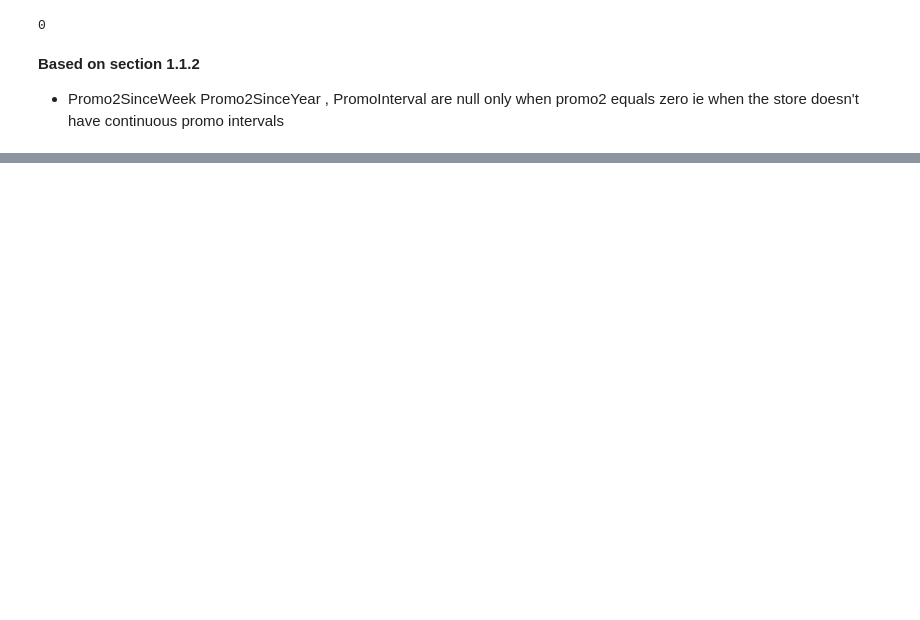
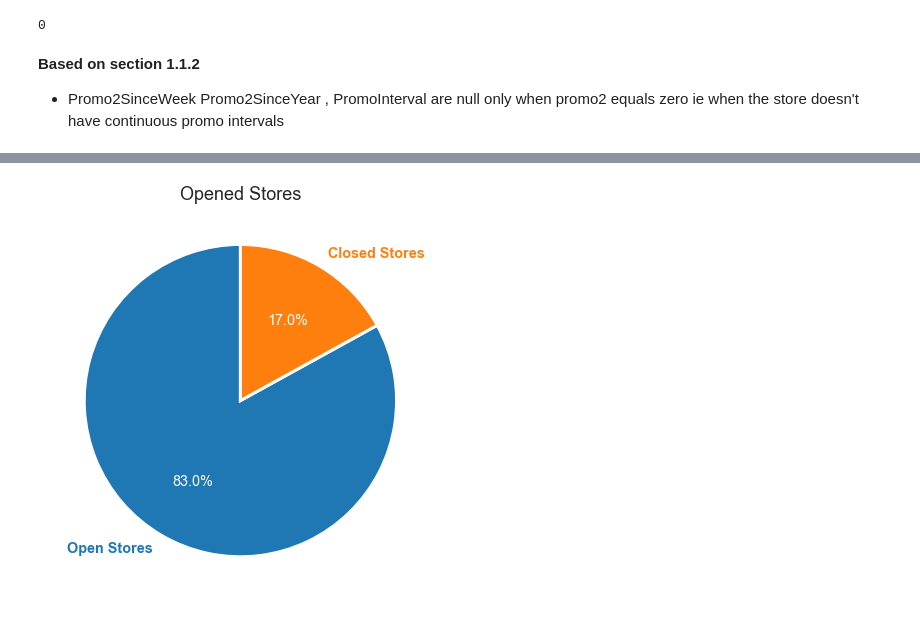
Before and after one commit to ahmedbadr97/Rossmann-Store-Sales, a Jupyter notebook: notebooks/Rossmann-Store-Sales.ipynb, the cells around one changed output, grey strips where cells are left out. Drawn from its saved outputs; the diff is of its cells as text; code cells hidden in the pictures; blank space fills up the shorter version.

```diff
--- a/notebooks/Rossmann-Store-Sales.ipynb
+++ b/notebooks/Rossmann-Store-Sales.ipynb
@@ -14,3 +20,18 @@ HTML(styles)
+# %%
+def pie_chart(ax, values, labels, title,space_width=3,startangle=90):
+    patches, texts, pcts = ax.pie(
+        values, labels=labels, autopct='%.1f%%',
+        wedgeprops={'linewidth': space_width, 'edgecolor': 'white'},
+        textprops={'size': 'large'},
+        startangle=startangle)
+    # For each wedge, set the corresponding text label color to the wedge's
+    # face color.
+    for i, patch in enumerate(patches):
+      texts[i].set_color(patch.get_facecolor())
+    plt.setp(pcts, color='white')
+    plt.setp(texts, fontweight=600)
+    ax.set_title(title, fontsize=18)
+    plt.tight_layout()
 # %% [markdown]
 # introduction
 
@@ -318,0 +312,17 @@ for m in range (rows):
+# %%
+is_open_df = stores_sales_df.copy(deep=True)
+is_open_df['StateHoliday'] = is_open_df['StateHoliday'].map({'a': 1, 'b': 1, 'c': 1, '0': 0})
+is_open_df['Open']=is_open_df['Open'].map({1: "opened", 0: "closed"})
+days = ['Mon', 'Tue', 'Wed', 'Thurs', 'Fri', 'Sat', 'Sun']
+days = iter(days)
+# changing days from nums to Days for visualization
+is_open_df['DayOfWeek'] = is_open_df['DayOfWeek'].map({i: next(days) for i in range(1, 8)})
+is_open_df = is_open_df.merge(stores_df, on="Store")
+# %%
+fig, ax = plt.subplots(figsize=(6, 6))
+
+x, labels = is_open_df['Open'].value_counts(), ["Open Stores", "Closed Stores"]
+
+pie_chart(ax,x,labels,'Opened Stores')
+# %% [output]
+[figure, added]
```
Also changed, not shown: parts of 72 cells of this notebook, 1 other file.
